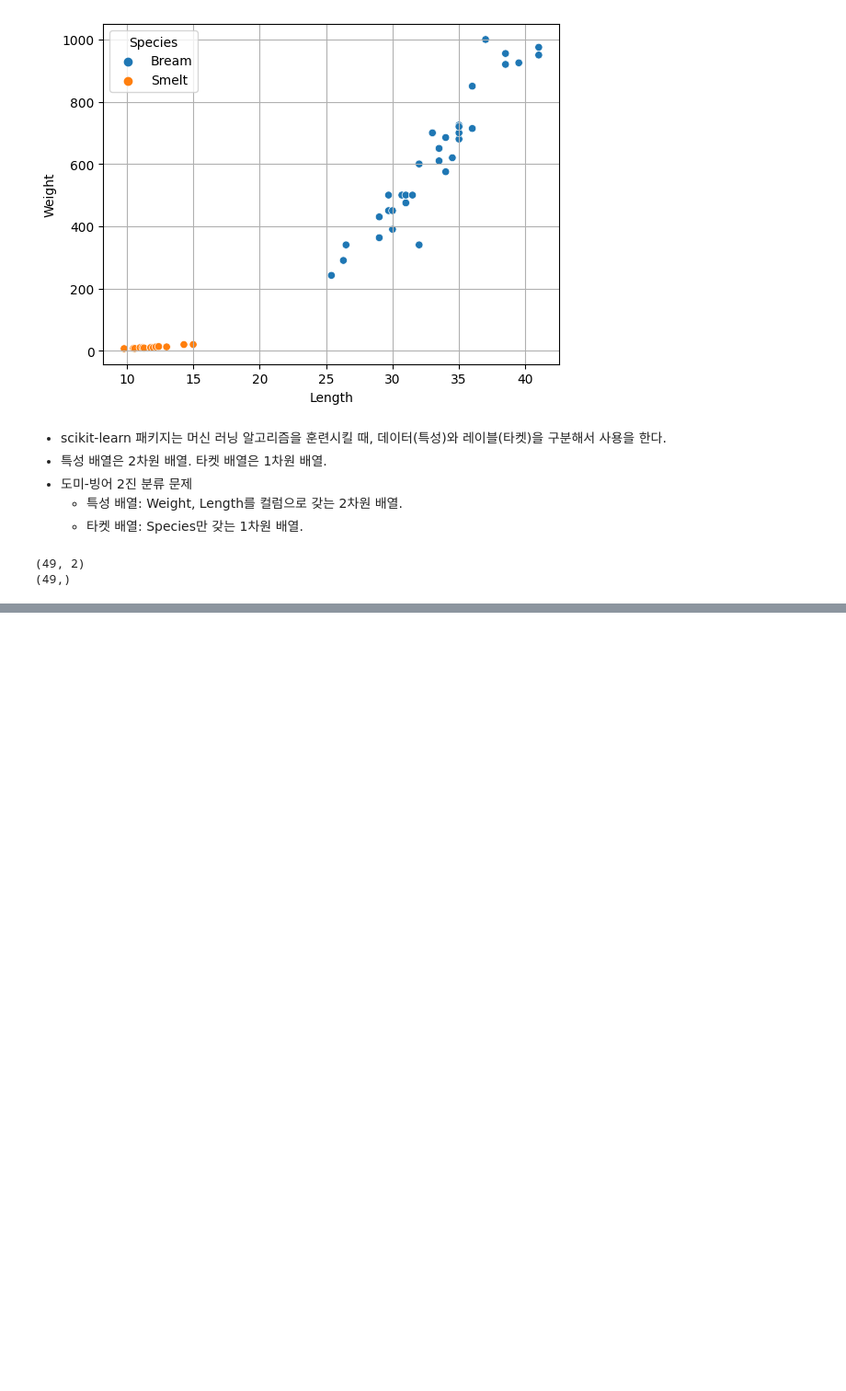
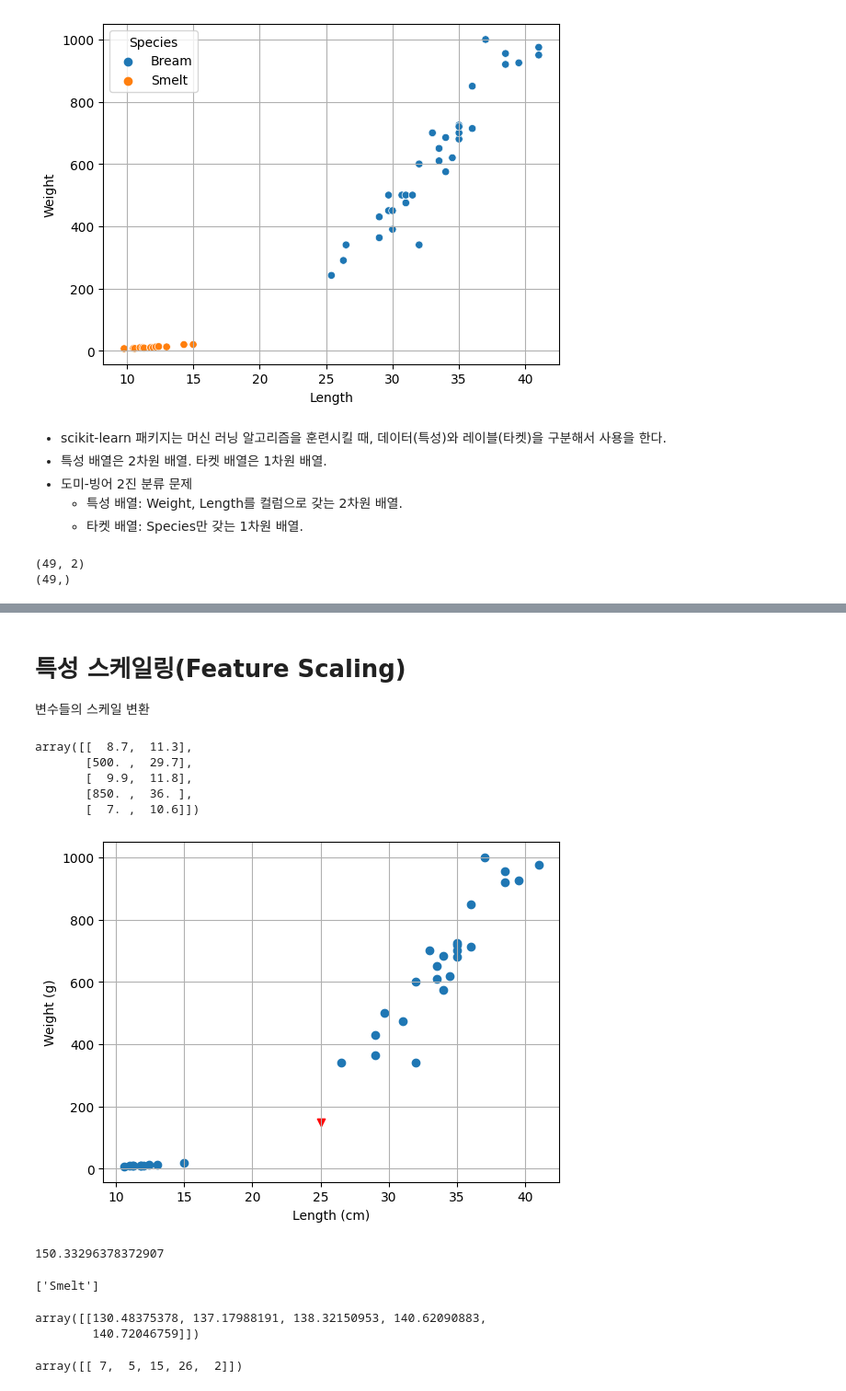
Before and after one commit to Le2Hee/python-itwill, a Jupyter notebook: ml02_knn.ipynb, the cells around one changed output, grey strips where cells are left out. Shown at 92% size. Cells and saved outputs as stored; diff of their text form; code cells hidden in the pictures; blank space fills up the shorter version.

```diff
--- a/ml02_knn.ipynb
+++ b/ml02_knn.ipynb
@@ -207,0 +387,6 @@ print(Y.shape) # (49, )
+# %%
+X_train, X_test, y_train, y_test = train_test_split(X, y,
+                                                    test_size=0.3,
+                                                    random_state=1,
+                                                    stratify=y # y라는 배열을 보면 49물고기의 비율을 유지하면서 층화 추출을 하겠다. // 타켓 배열을 넣어준다.
+                                                    )
@@ -207,0 +428,6 @@ print(Y.shape) # (49, )
+# %%
+# ML 모델 생성
+knn = KNeighborsClassifier()
+# %%
+# ML 모델을 훈련 타켓 배열과 훈련 타켓으로 훈련(학습)
+knn.fit(X_train, y_train)
@@ -207,0 +538,39 @@ print(Y.shape) # (49, )
+# %% [markdown]
+# 특성 스케일링(Feature Scaling)
+
+변수들의 스케일 변환
+# %%
+X_train[:5]
+# %% [output]
+array([[  8.7,  11.3],
+       [500. ,  29.7],
+       [  9.9,  11.8],
+       [850. ,  36. ],
+       [  7. ,  10.6]])
+# %%
+# 가상의 물고기 데이터: (150g, 25cm)
+unkown = np.array([[150, 25]])
+# %%
+# 훈련 셋(X_train) 시각화
+plt.scatter(X_train[:, 1], X_train[:, 0])
+
+# 가상의 물고기 시각화
+plt.scatter(unkown[:, 1], unkown[:, 0], c='red', marker='v')
+
+plt.xlabel('Length (cm)')
+plt.ylabel('Weight (g)')
+plt.grid()
+
+plt.show()
+# %% [output]
+[figure, added]
+# %%
+np.sqrt(10**2 + 150**2)
+# %% [output]
+150.33296378372907
+# %%
+# Scale 변환을 하지 않은 훈련 셋으로 학습이 끝난 KNN 모델로 예측:
+unkown_pred = knn.predict(unkown)
+print(unkown_pred)
+# %% [output]
+['Smelt']
@@ -207,0 +579,9 @@ print(Y.shape) # (49, )
+# %%
+neigh_dist # 가장 가까운 이웃 5개 까지의 거리
+# %% [output]
+array([[130.48375378, 137.17988191, 138.32150953, 140.62090883,
+        140.72046759]])
+# %%
+neigh_ind # 가장 가까운 이웃 5개의 인덱스
+# %% [output]
+array([[ 7,  5, 15, 26,  2]])
```
Also changed, not shown: parts of 61 cells of this notebook.
